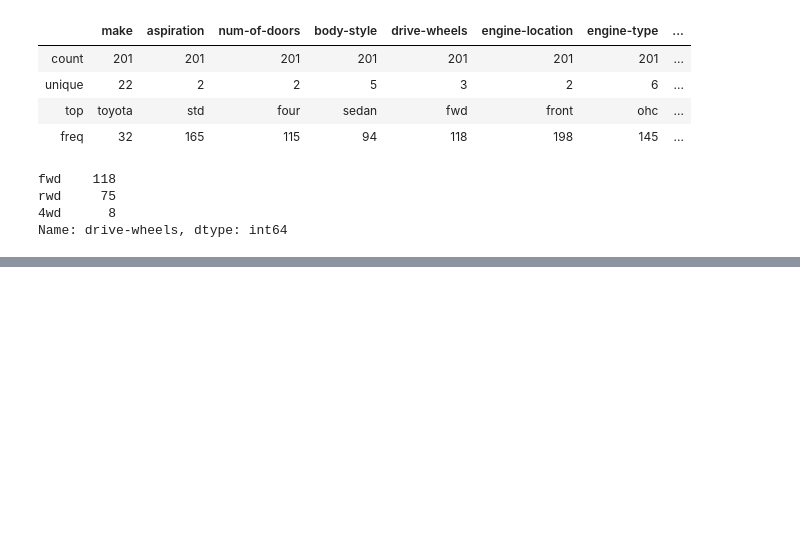
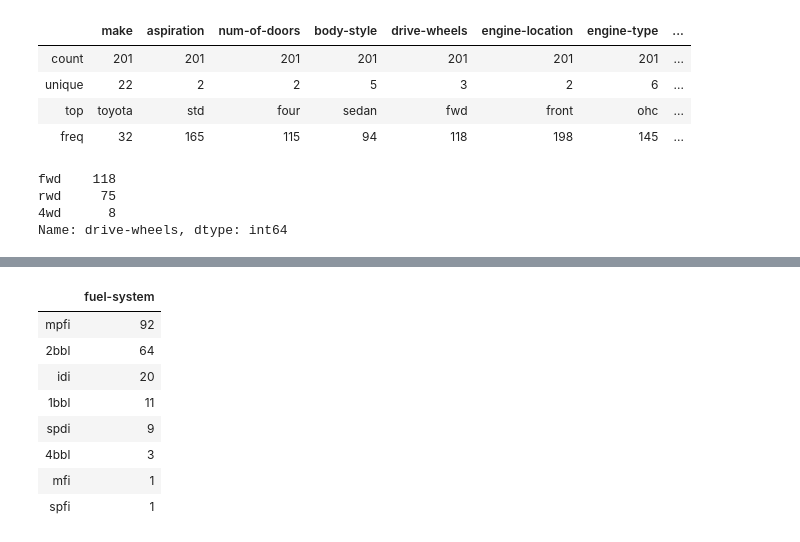
Before and after one commit to luchero21/Ciencia_Datos_Mod3_S01, a Jupyter notebook: analisis_descritivos_datos.ipynb, the cells around one changed output, grey strips where cells are left out. Drawn from its saved outputs; the diff is of its cells as text; code cells hidden in the pictures; blank space fills up the shorter version.

```diff
--- a/analisis_descritivos_datos.ipynb
+++ b/analisis_descritivos_datos.ipynb
@@ -179,0 +228,12 @@ Name: drive-wheels, dtype: int64
+# %%
+df['fuel-system'].value_counts().to_frame()
+# %% [output]
+|  | fuel-system |
+| mpfi | 92 |
+| 2bbl | 64 |
+| idi | 20 |
+| 1bbl | 11 |
+| spdi | 9 |
+| 4bbl | 3 |
+| mfi | 1 |
+| spfi | 1 |
```
Also changed, not shown: parts of 11 cells of this notebook.
